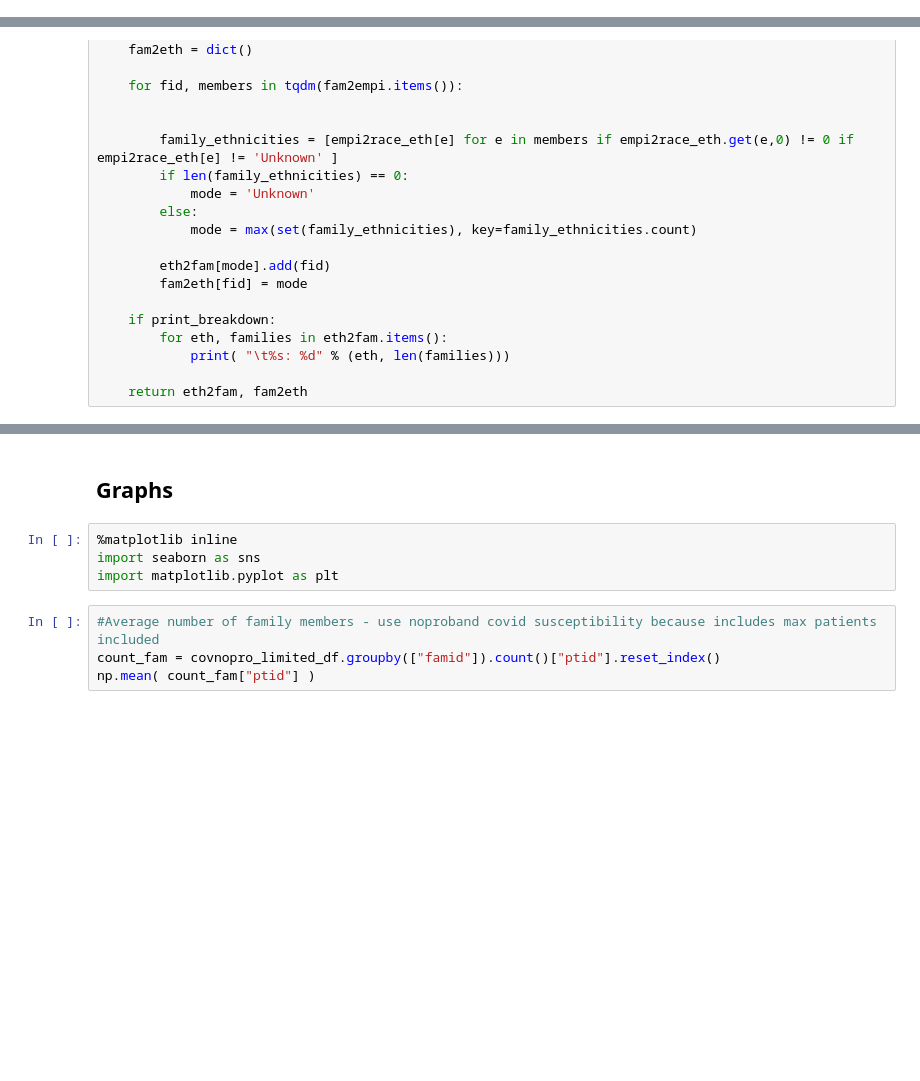
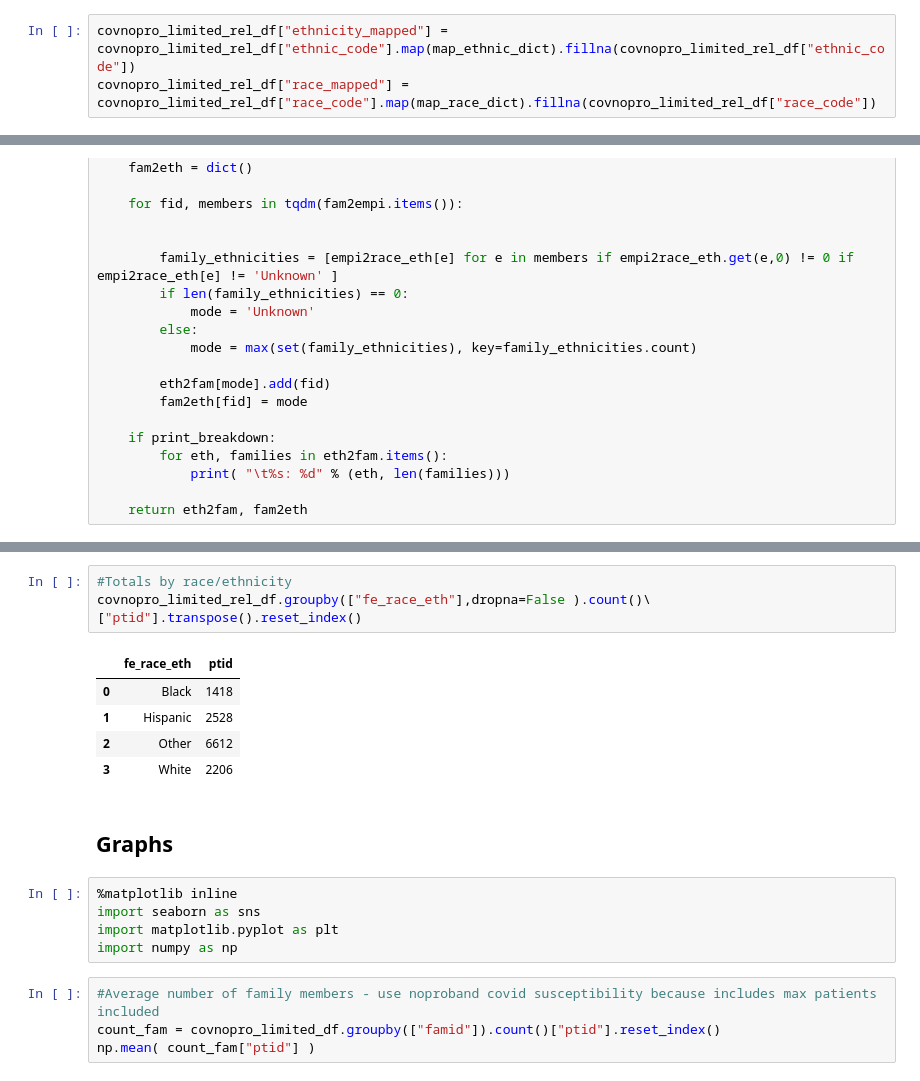
Before and after one commit to tatonetti-lab/covid-h2o, a Jupyter notebook: manuscript_demo_graphs.ipynb, the cells around one changed output, grey strips where cells are left out. Drawn from its saved outputs; the diff is of its cells as text; blank space fills up the shorter version.

```diff
--- a/manuscript_demo_graphs.ipynb
+++ b/manuscript_demo_graphs.ipynb
@@ -435,3 +381,6 @@ rel_limit_df["race_mapped"] = rel_limit_df["race_code"].map(map_race_dict).filln
+# %%
+covnopro_limited_rel_df["ethnicity_mapped"] = covnopro_limited_rel_df["ethnic_code"].map(map_ethnic_dict).fillna(covnopro_limited_rel_df["ethnic_code"])
+covnopro_limited_rel_df["race_mapped"] = covnopro_limited_rel_df["race_code"].map(map_race_dict).fillna(covnopro_limited_rel_df["race_code"])
 # %%
 empi2race_eth = defaultdict(dict)
 
@@ -552,9 +593,20 @@ demo_combined_df
+# %%
+#Totals by race/ethnicity
+covnopro_limited_rel_df.groupby(["fe_race_eth"],dropna=False ).count()\
+["ptid"].transpose().reset_index()
+# %% [output]
+|  | fe_race_eth | ptid |
+| 0 | Black | 1418 |
+| 1 | Hispanic | 2528 |
+| 2 | Other | 6612 |
+| 3 | White | 2206 |
 # %% [markdown]
 ## Graphs
 # %%
 %matplotlib inline
 import seaborn as sns
 import matplotlib.pyplot as plt
+import numpy as np
 # %%
 #Average number of family members - use noproband covid susceptibility because includes max patients included
 count_fam = covnopro_limited_df.groupby(["famid"]).count()["ptid"].reset_index()
```
Also changed, not shown: parts of 31 cells of this notebook.
